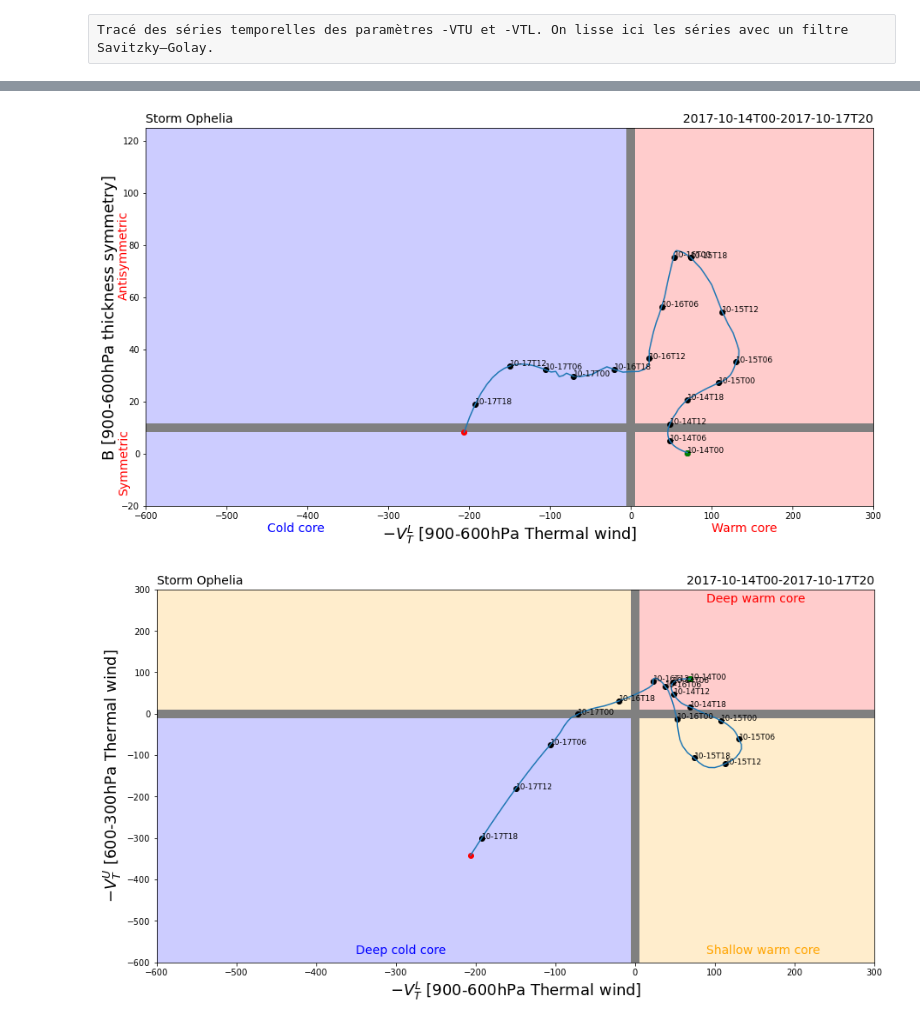
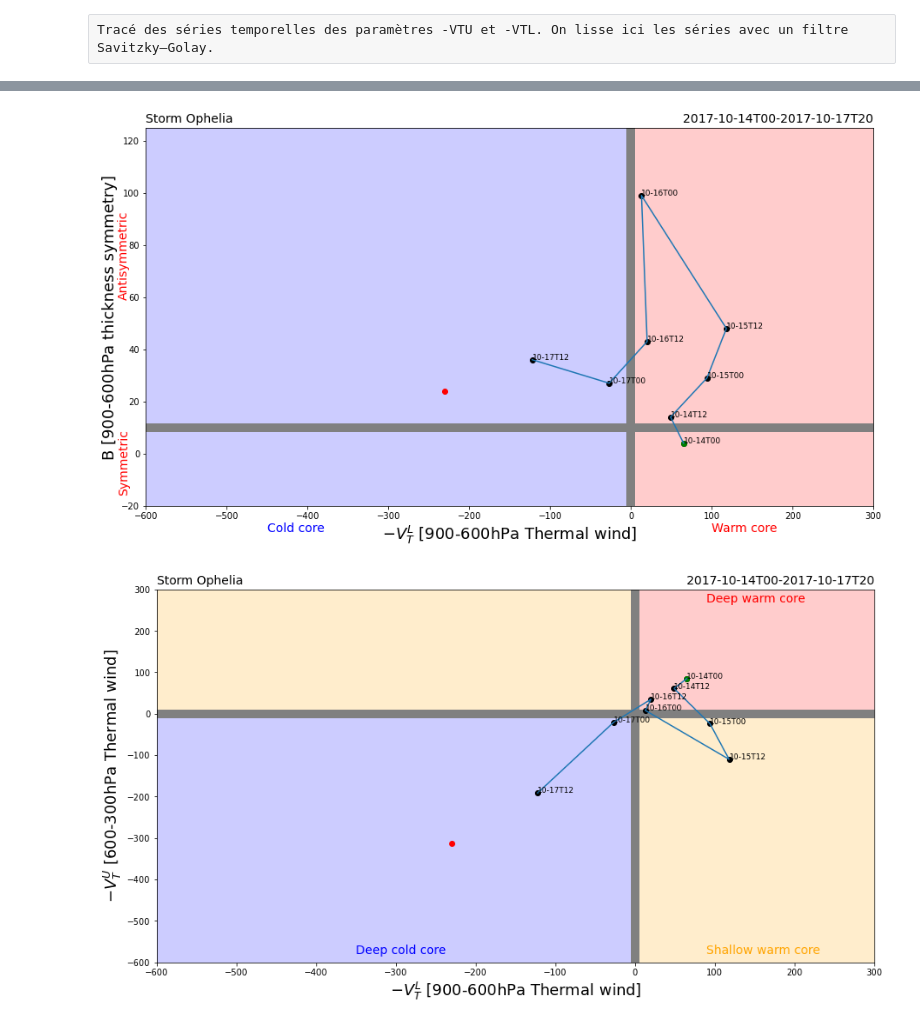
Before and after one commit to fredericferry/era5_cps_diagram, a Jupyter notebook: era5storms_CPS_diagram.ipynb, the cells around one changed output, grey strips where cells are left out. Drawn from its saved outputs; the diff is of its cells as text; code cells hidden in the pictures.

```diff
--- a/era5storms_CPS_diagram.ipynb
+++ b/era5storms_CPS_diagram.ipynb
@@ -746,9 +758,8 @@ for i in range(len(time)-1):
 
     fig = plt.figure(figsize=(17., 12.))
     ax = fig.add_subplot(1, 1, 1, projection=projection)
-    ax.set_title('Storm '+storm+' - MSLP, 600-300hPa thickness and right/left quadrants. B = '+str(int(B))
-                 ,loc='left',fontsize=14)
-    ax.set_title(str(time[i])[0:13],loc='right',fontsize=14)
+    fig.suptitle('Storm '+storm+' - MSLP, 600-300hPa thickness and right/left quadrants',fontsize=16)
+    ax.set_title(str(time[i])[0:13]+' : B = '+str(int(B)),fontsize=14)
     #ax.coastlines()
     ax.add_feature(coast, edgecolor='gray')
     ax.set_xticks(np.linspace(-180, 180, 37), crs=ccrs.PlateCarree())
@@ -828,6 +839,4 @@ Choix du temps et des niveaux verticaux des couches (espacement de 50hPa).
 # %%
-i=10
-
 print(lev)
 listlev1=[900, 850, 800, 750, 700, 650, 600]
 listlev11=[n * 100 for n in listlev1]
@@ -886,7 +937,7 @@ model = LinearRegression().fit(X1, y1)
 model.fit(X1, y1)
 yhat1 = model.predict(X1)
 reg = LinearRegression().fit(X1, y1)
-coef1=reg.coef_
+VTL=reg.coef_
 
 X2 = np.reshape(lnP2, (len(lnP2), 1))
 y2 =  deltaZ2
@@ -894,4 +945,4 @@ model = LinearRegression().fit(X2, y2)
 model.fit(X2, y2)
 yhat2 = model.predict(X2)
 reg = LinearRegression().fit(X2, y2)
-coef2=reg.coef_
+VTU=reg.coef_
@@ -955,6 +994,8 @@ Calcul des paramètres de coeur chaud/coeur froid (-VTU, -VTL) pour tous les tem
 # %%
 VTL_series=[]
 VTU_series=[]
+VTL_seriesb=[]
+VTU_seriesb=[]
 
 for i in range(len(time)-1):
     print(str(time[i])[0:13])
@@ -969,8 +1010,6 @@ for i in range(len(time)-1):
 
         ilev = list(lev).index(plev)
         data_z1 = z[i,ilev,:,:]
-
-        max_dist = 500      # max distance in km
         # Calculate distance between center and all other lat/lon pairs
         distance = haversine(lon[:,np.newaxis], lat, clon, clat)
         distance2=np.transpose(distance)
@@ -1007,7 +1046,9 @@ for i in range(len(time)-1):
     yhat1 = model.predict(X1)
     reg = LinearRegression().fit(X1, y1)
     coef1=reg.coef_
+    coef1b=(deltaZ1[-1]-deltaZ1[0])/(lnP1[-1]-lnP1[0])
     VTL_series.append(int(coef1))
+    VTL_seriesb.append(int(coef1b))
 
     X2 = np.reshape(lnP2, (len(lnP2), 1))
     y2 =  deltaZ2
@@ -1016,7 +1057,9 @@ for i in range(len(time)-1):
     yhat2 = model.predict(X2)
     reg = LinearRegression().fit(X2, y2)
     coef2=reg.coef_
+    coef2b=(deltaZ2[-1]-deltaZ2[0])/(lnP2[-1]-lnP2[0])
     VTU_series.append(int(coef2))
+    VTU_seriesb.append(int(coef2b))
 # %% [output]
 2017-10-14T00
 2017-10-14T01
@@ -1086,11 +1131,12 @@ for i in range(len(time)-1):
     time_str[i] = str(time[i])
     date_str[i] = time_str[i][5:13]
 
-step=6
+step=12
+
 newdate=date_str[0::step]
-new_VTL=VTL_series2[0::step]
-new_VTU=VTU_series2[0::step]
-new_B=B_series2[0::step]
+new_VTL=VTL_series[0::step]
+new_VTU=VTU_series[0::step]
+new_B=B_series[0::step]
 
 fig = plt.figure(figsize=(15., 8.))
 ax = fig.add_subplot(111)
@@ -1098,10 +1144,10 @@ ax.set_title('Storm '+storm,loc='left',fontsize=14)
 ax.set_title(str(time[0])[0:13]+'-'+str(time[-2])[0:13],loc='right',fontsize=14)
 plt.axhline(y=10, color='grey', linewidth=10,zorder=1)
 plt.axvline(x=0, color='grey', linewidth=10,zorder=1)
-plt.plot(VTL_series2, B_series2)
-plt.scatter(VTL_series2[::step],  B_series2[::step], c='k',zorder=2)
-plt.scatter(VTL_series2[0], B_series2[0], c='green',zorder=2)
-plt.scatter(VTL_series2[-1], B_series2[-1], c='red',zorder=2)
+plt.plot(VTL_series[::step], B_series[::step])
+plt.scatter(VTL_series[::step],  B_series[::step], c='k',zorder=2)
+plt.scatter(VTL_series[0], B_series[0], c='green',zorder=2)
+plt.scatter(VTL_series[-1], B_series[-1], c='red',zorder=2)
 plt.xlabel("$-V_T^L$ [900-600hPa Thermal wind]", fontsize = 18)
 plt.ylabel("B [900-600hPa thickness symmetry]", fontsize = 18)
 
@@ -1136,16 +1182,19 @@ ax.add_collection(c1)
 
 plt.show()
 
+figname='./figs/'+storm+'/CPS1'
+fig.savefig(figname+'.png',bbox_inches='tight')
+
 fig = plt.figure(figsize=(15., 8.))
 ax = fig.add_subplot(111)
 ax.set_title('Storm '+storm,loc='left',fontsize=14)
 ax.set_title(str(time[0])[0:13]+'-'+str(time[-2])[0:13],loc='right',fontsize=14)
 plt.axhline(y=0, color='grey', linewidth=10,zorder=1)
 plt.axvline(x=0, color='grey', linewidth=10,zorder=1)
-plt.plot(VTL_series2, VTU_series2)
-plt.scatter(VTL_series2[::step], VTU_series2[::step], c='k',zorder=2)
-plt.scatter(VTL_series2[0], VTU_series2[0], c='green',zorder=2)
-plt.scatter(VTL_series2[-1], VTU_series2[-1], c='red',zorder=2)
+plt.plot(VTL_series[::step], VTU_series[::step])
+plt.scatter(VTL_series[::step], VTU_series[::step], c='k',zorder=2)
+plt.scatter(VTL_series[0], VTU_series[0], c='green',zorder=2)
+plt.scatter(VTL_series[-1], VTU_series[-1], c='red',zorder=2)
 
 
 plt.xlabel("$-V_T^L$ [900-600hPa Thermal wind]", fontsize = 18)
@@ -1156,33 +1205,33 @@ plt.text(90, -580,'Shallow warm core', rotation=0., color='orange', fontsize = 1
 
 plt.xlim(-600, 300)
 plt.ylim(-600, 300)
 
 for i,type in enumerate(newdate):
     x = new_VTL[i]
     y = new_VTU[i]
     plt.text(x, y, type, fontsize=9)
 
 xrange = [(0, 300)]
 yrange1 = (0, 300)
 c1 = collections.BrokenBarHCollection(xrange, yrange1, facecolor='r', alpha=0.2)
 ax.add_collection(c1)
 xrange = [(-600, 600)]
 yrange1 = (-600, 600)
 c1 = collections.BrokenBarHCollection(xrange, yrange1, facecolor='b', alpha=0.2)
 ax.add_collection(c1)
 xrange = [(-600, 600)]
 yrange1 = (0, 300)
 c1 = collections.BrokenBarHCollection(xrange, yrange1, facecolor='orange', alpha=0.2)
 ax.add_collection(c1)
 xrange = [(0, 300)]
 yrange1 = (-600, 600)
 c1 = collections.BrokenBarHCollection(xrange, yrange1, facecolor='orange', alpha=0.2)
 ax.add_collection(c1)
 
 plt.show()
 
-figname='./figs/'+storm+'/CPS'
+figname='./figs/'+storm+'/CPS2'
 fig.savefig(figname+'.png',bbox_inches='tight')
 # %% [output]
-[figure, old version]
+[figure, new version]
-[figure, old version]
+[figure, new version]
```
Also changed, not shown: parts of 35 cells of this notebook.
